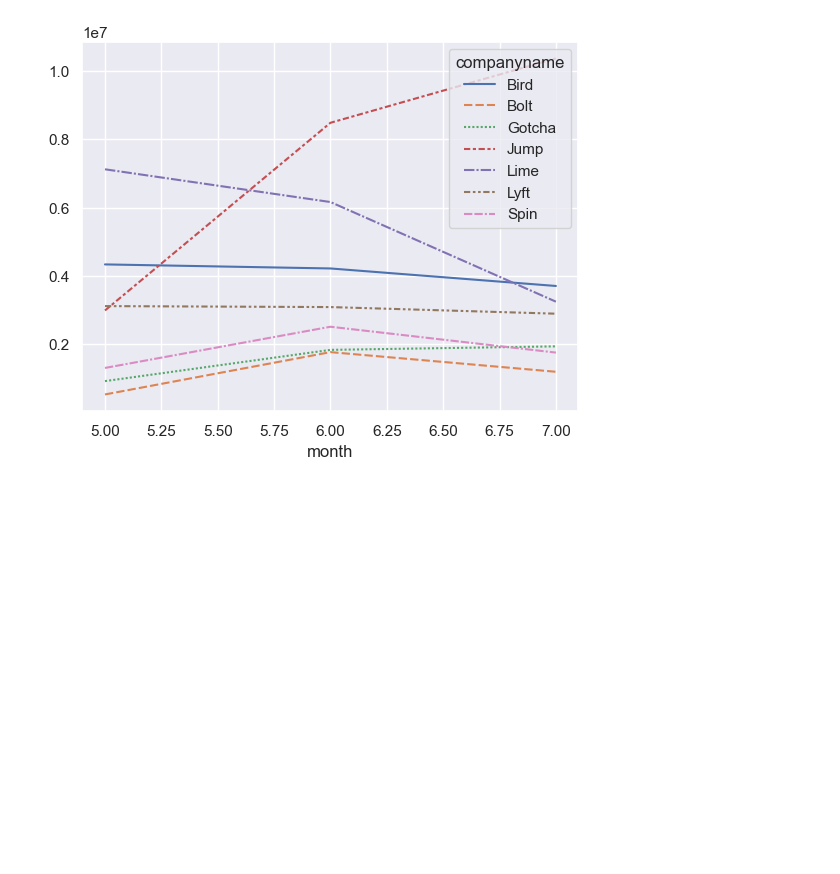
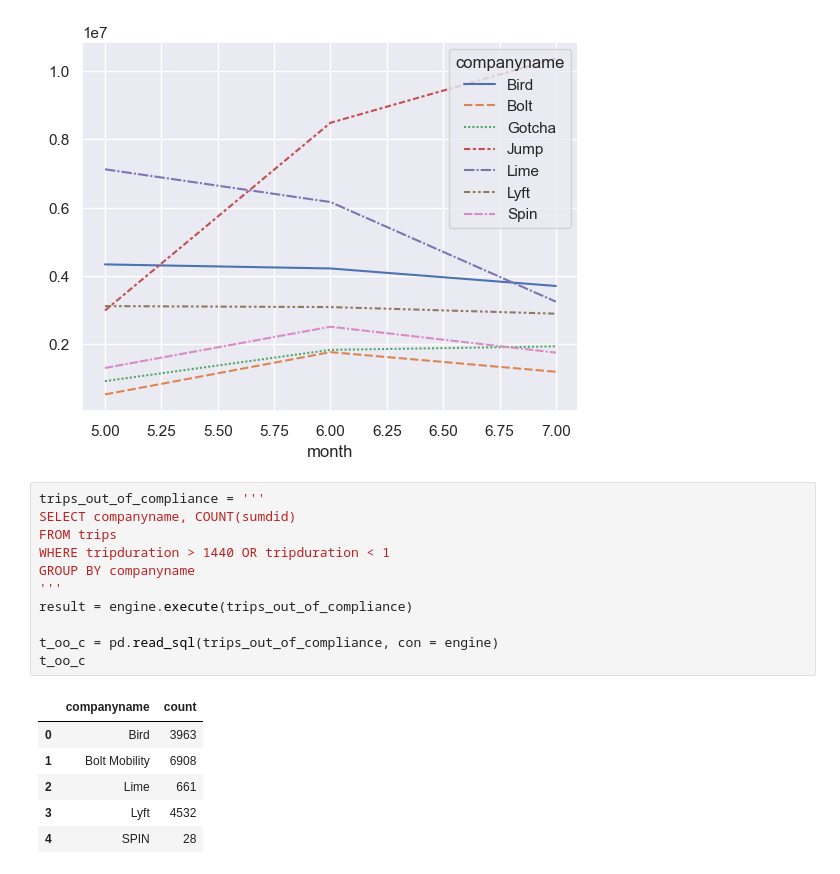
Before and after one commit to NSS-Data-Analytics-Cohort-8/scooter-partner1-whenhugocallsuspythonistas, a Jupyter notebook: notebooks/eda.ipynb, the cells around one changed output. Drawn from its saved outputs; the diff is of its cells as text; blank space fills up the shorter version.

```diff
--- a/notebooks/eda.ipynb
+++ b/notebooks/eda.ipynb
@@ -120,3 +127,21 @@ sns.lineplot(data=pivot_df)
 # %% [output]
 <Axes: xlabel='month'>
 [figure]
+# %%
+trips_out_of_compliance = '''
+SELECT companyname, COUNT(sumdid)
+FROM trips
+WHERE tripduration > 1440 OR tripduration < 1
+GROUP BY companyname
+'''
+result = engine.execute(trips_out_of_compliance)
+
+t_oo_c = pd.read_sql(trips_out_of_compliance, con = engine)
+t_oo_c
+# %% [output]
+|  | companyname | count |
+| 0 | Bird | 3963 |
+| 1 | Bolt Mobility | 6908 |
+| 2 | Lime | 661 |
+| 3 | Lyft | 4532 |
+| 4 | SPIN | 28 |
```
Also changed, not shown: parts of 1 cell of this notebook.
